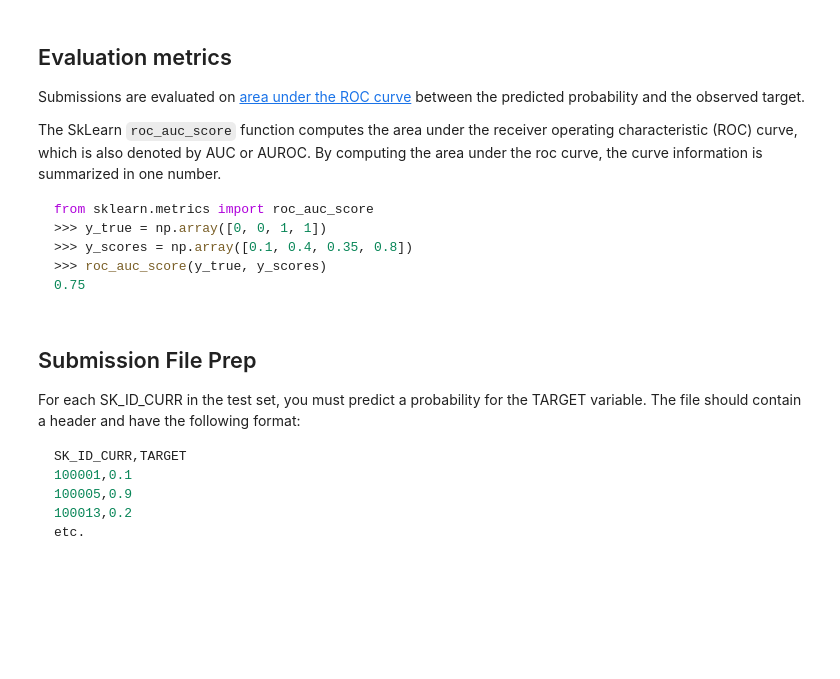
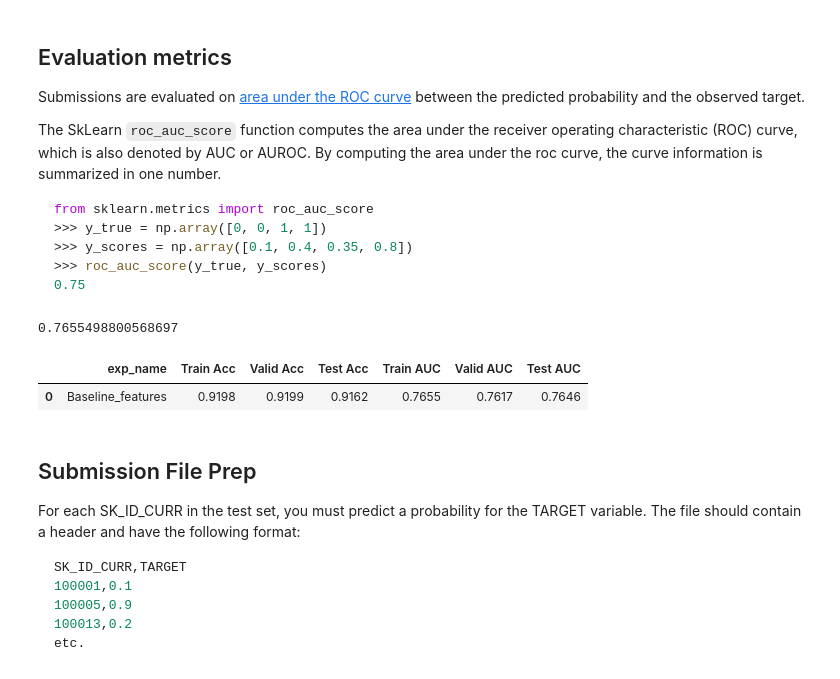
Before and after one commit to xgu1-ds/Machine-Learning-Home-Credit-Default-Risk-HCDR-, a Jupyter notebook: Phase-1/HCDR-Project_Phase_1_xin.ipynb, the cells around one changed output. Cells and saved outputs as stored; diff of their text form; code cells hidden in the pictures; blank space fills up the shorter version.

Commit message:
to baseline

````diff
--- a/Phase-1/HCDR-Project_Phase_1_xin.ipynb
+++ b/Phase-1/HCDR-Project_Phase_1_xin.ipynb
@@ -1371 +1452,5 @@ X_train['SK_DPD_DEF_sum'].isna().sum()
+# %%
+from sklearn.model_selection import train_test_split
+X_train, X_valid, y_train, y_valid = train_test_split(X, y, test_size=0.15, random_state=42)
+X_train, X_test, y_train, y_test = train_test_split(X_train, y_train, test_size=0.15, random_state=42)
 # %% [markdown]
@@ -1478,0 +1478,2 @@ print(f"X_train['name'][0:10]: \n{X_train[features][0:10]}")
+# %%
+num_features = X_train.select_dtypes(exclude=['object']).columns.tolist()
@@ -1478,0 +1484,3 @@ print(f"X_train['name'][0:10]: \n{X_train[features][0:10]}")
+# %%
+cat_features = X_train.select_dtypes('object').columns.tolist()
+cat_features
@@ -1488,9 +1517,10 @@ class DataFrameSelector(BaseEstimator, TransformerMixin):
         return X[self.attribute_names].values
 # %%
 # Identify the numeric features we wish to consider.
-num_attribs = [
-    'AMT_INCOME_TOTAL',  'AMT_CREDIT','DAYS_EMPLOYED','DAYS_BIRTH','EXT_SOURCE_1',
-    'EXT_SOURCE_2','EXT_SOURCE_3']
+num_attribs = num_features
+#[
+    #'AMT_INCOME_TOTAL',  'AMT_CREDIT','DAYS_EMPLOYED','DAYS_BIRTH','EXT_SOURCE_1',
+    #'EXT_SOURCE_2','EXT_SOURCE_3']
 
 num_pipeline = Pipeline([
         ('selector', DataFrameSelector(num_attribs)),
@@ -1498,8 +1528,9 @@ num_pipeline = Pipeline([
         ('std_scaler', StandardScaler()),
     ])
 # Identify the categorical features we wish to consider.
-cat_attribs = ['CODE_GENDER', 'FLAG_OWN_REALTY','FLAG_OWN_CAR','NAME_CONTRACT_TYPE',
-               'NAME_EDUCATION_TYPE','OCCUPATION_TYPE','NAME_INCOME_TYPE']
+cat_attribs = cat_features
+#['CODE_GENDER', 'FLAG_OWN_REALTY','FLAG_OWN_CAR','NAME_CONTRACT_TYPE',
+ #              'NAME_EDUCATION_TYPE','OCCUPATION_TYPE','NAME_INCOME_TYPE']
 
 cat_pipeline = Pipeline([
         ('selector', DataFrameSelector(cat_attribs)),
@@ -1560,18 +1594,23 @@ from sklearn.metrics import roc_auc_score
 ```
 # %%
 from sklearn.metrics import roc_auc_score
-roc_auc_score(y_train, model.predict_proba(X_train)[:, 1])
+roc_auc_score(y_train, model.predict_proba(prepared_X_train)[:, 1])
+# %% [output]
+0.7655498800568697
 # %%
-exp_name = f"Baseline_{len(selected_features)}_features"
+exp_name = f"Baseline_features"
 expLog.loc[len(expLog)] = [f"{exp_name}"] + list(np.round(
                [accuracy_score(y_train, model.predict(X_train)),
                 accuracy_score(y_valid, model.predict(X_valid)),
                 accuracy_score(y_test, model.predict(X_test)),
                 roc_auc_score(y_train, model.predict_proba(X_train)[:, 1]),
                 roc_auc_score(y_valid, model.predict_proba(X_valid)[:, 1]),
                 roc_auc_score(y_test, model.predict_proba(X_test)[:, 1])],
     4))
 expLog
+# %% [output]
+|  | exp_name | Train Acc | Valid Acc | Test Acc | Train AUC | Valid AUC | Test AUC |
+| 0 | Baseline_features | 0.9198 | 0.9199 | 0.9162 | 0.7655 | 0.7617 | 0.7646 |
 # %% [markdown]
 ## Submission File Prep
 
````
Also changed, not shown: parts of 55 cells of this notebook.
